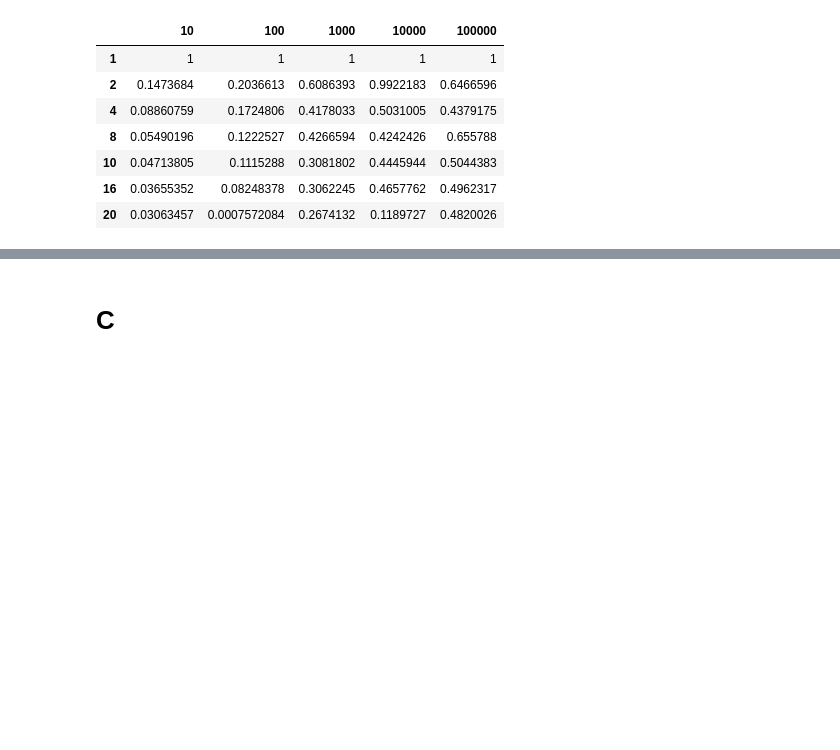
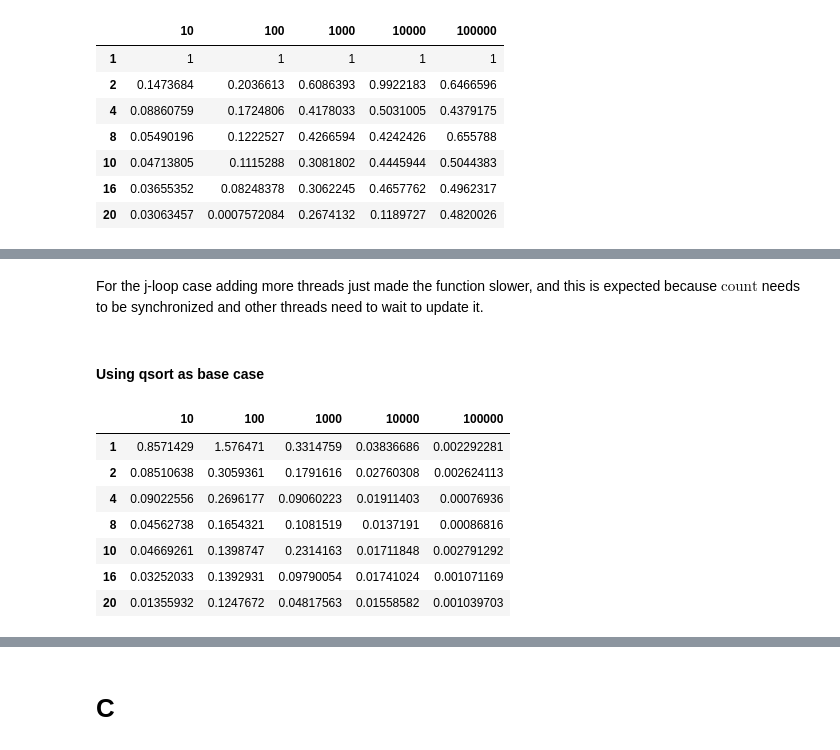
Before and after one commit to luizirber/cse891-parallel-computing, a Jupyter notebook: homeworks/homework3/notebooks/Homework 3.ipynb, the cells around one changed output, grey strips where cells are left out. Cells and saved outputs as stored; diff of their text form; code cells hidden in the pictures; blank space fills up the shorter version.

```diff
--- a/homeworks/homework3/notebooks/Homework 3.ipynb
+++ b/homeworks/homework3/notebooks/Homework 3.ipynb
@@ -213,0 +261,17 @@ plt.title("$j$-loop parallel for")
+# %% [markdown]
+For the j-loop case adding more threads just made the function slower,
+and this is expected because $\text{count}$ needs to be synchronized and other threads need to wait to update it.
+# %% [markdown]
+#### Using qsort as base case
+# %%
+speedup_jloop_qsort = pn_qsort.ix[:,1,'qsort_lib','Inclusive usec/call'] / pn_jloop.ix[:,:,'count_sort','Inclusive usec/call']
+speedup_jloop_qsort
+# %% [output]
+|  | 10 | 100 | 1000 | 10000 | 100000 |
+| 1 | 0.8571429 | 1.576471 | 0.3314759 | 0.03836686 | 0.002292281 |
+| 2 | 0.08510638 | 0.3059361 | 0.1791616 | 0.02760308 | 0.002624113 |
+| 4 | 0.09022556 | 0.2696177 | 0.09060223 | 0.01911403 | 0.00076936 |
+| 8 | 0.04562738 | 0.1654321 | 0.1081519 | 0.0137191 | 0.00086816 |
+| 10 | 0.04669261 | 0.1398747 | 0.2314163 | 0.01711848 | 0.002791292 |
+| 16 | 0.03252033 | 0.1392931 | 0.09790054 | 0.01741024 | 0.001071169 |
+| 20 | 0.01355932 | 0.1247672 | 0.04817563 | 0.01558582 | 0.001039703 |
```
Also changed, not shown: parts of 36 cells of this notebook, 5 other files.
